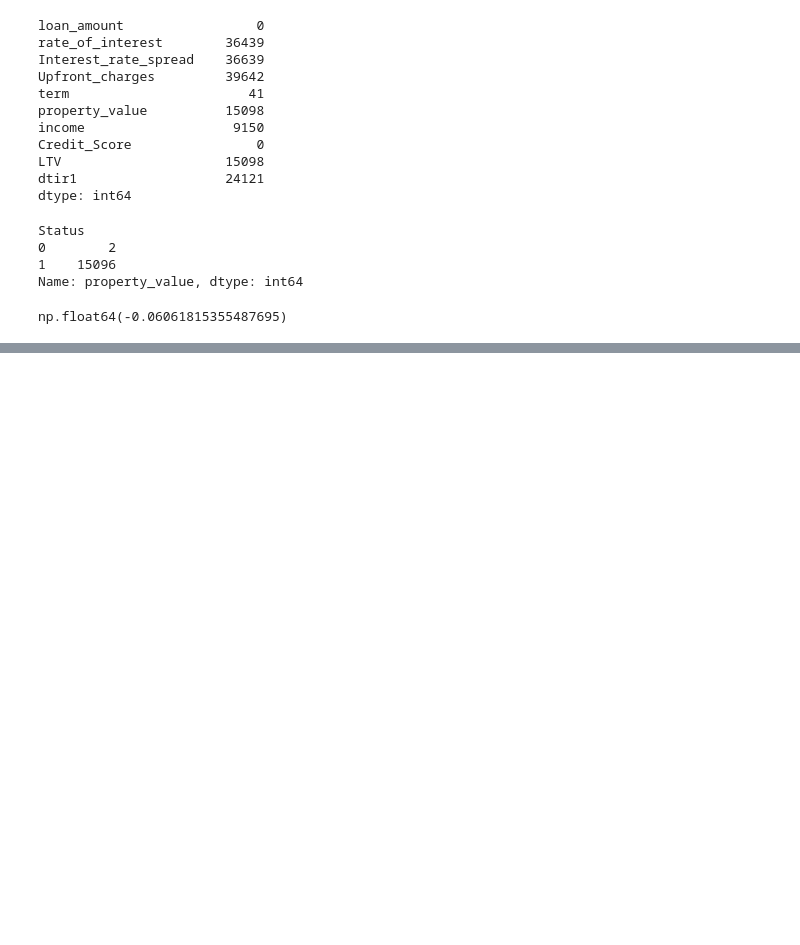
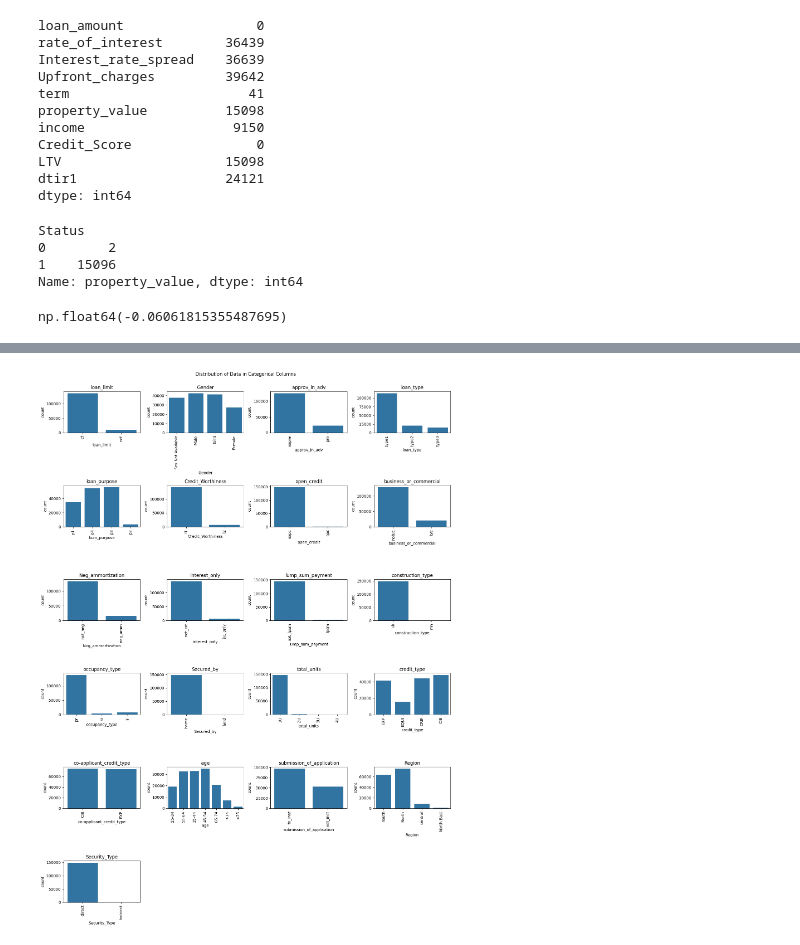
Before and after one commit to thekingVedant2005/Loan-Default-Prediction-, a Jupyter notebook: notebook/01_EDA.ipynb, the cells around one changed output, grey strips where cells are left out. Drawn from its saved outputs; the diff is of its cells as text; code cells hidden in the pictures; blank space fills up the shorter version.

```diff
--- a/notebook/01_EDA.ipynb
+++ b/notebook/01_EDA.ipynb
@@ -12,7 +12,7 @@ path = kagglehub.dataset_download("yasserh/loan-default-dataset")
 file_path = os.path.join(path, "Loan_Default.csv")
 data = pd.read_csv(file_path)
 # %%
-cat_cols = [col for col in data.columns if data[col].dtype in ['object', 'category']]
+cat_cols = [col for col in data.columns if data[col].dtype in ['str', 'category']]
 num_cols = [col for col in data.columns if data[col].dtype in ['int64', 'float64']]
 
 num_cols.remove('Status')
@@ -88,0 +91,3 @@ np.float64(-0.06061815355487695)
+# %%
+for col in cat_cols:
+    print(f"Unique values in {col}: {data[col].unique()}")
@@ -88,0 +112,13 @@ np.float64(-0.06061815355487695)
+# %%
+plt.figure(figsize=(15, 20))
+for i, col in enumerate(cat_cols, 1):
+
+    plt.subplot(6,4, i)
+    sns.countplot(data=data, x=col)
+    plt.title(col)
+    plt.xticks(rotation=90)
+    plt.suptitle("Distribution of Data in Categorical Columns", y=1)
+plt.tight_layout()
+plt.show()
+# %% [output]
+[figure, added]
```
Also changed, not shown: parts of 5 cells of this notebook, 2 other files.
